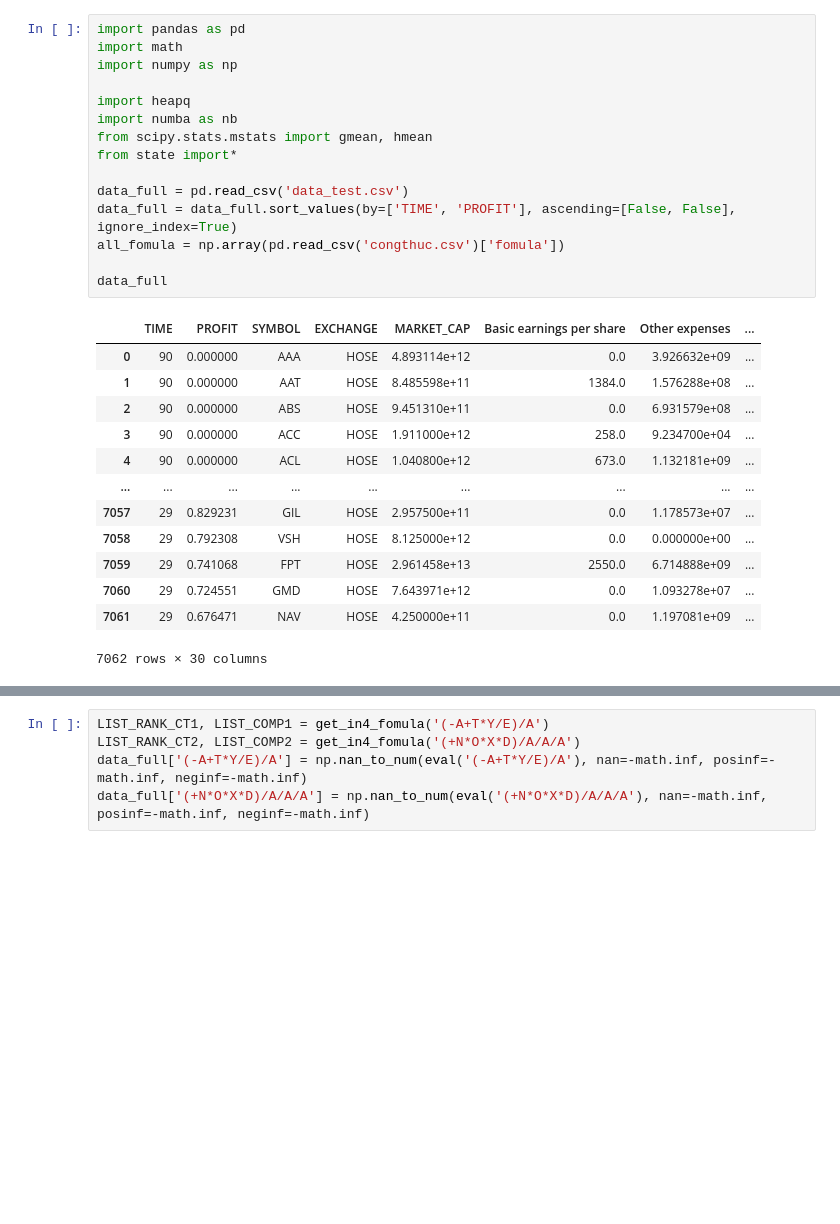
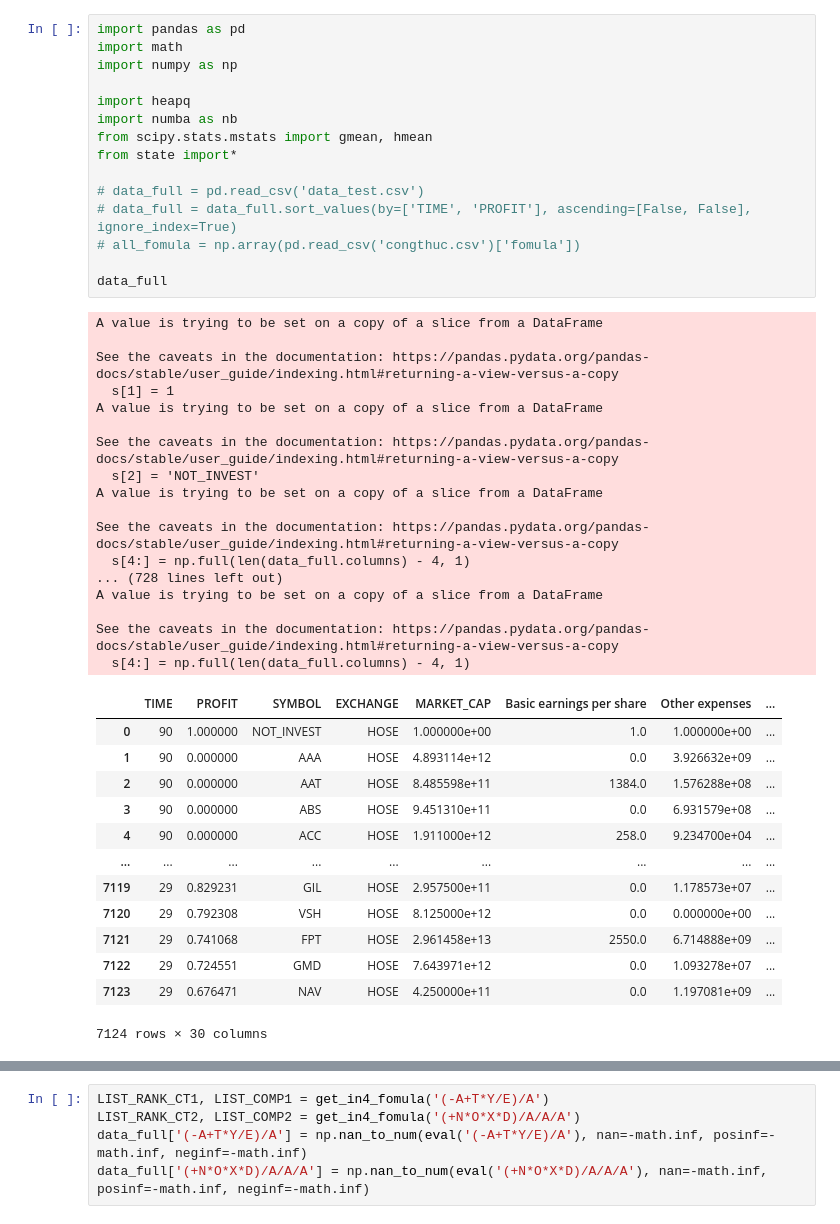
Before and after one commit to Hieublack/RL_INVEST, a Jupyter notebook: test.ipynb, the cells around one changed output, grey strips where cells are left out. Saved outputs shown, nothing was run; the diff lists cells and outputs as text; blank space fills up the shorter version.

Commit message:
dieu chinh RL_invest cho 2 nguoi choi 6_10_2022

```diff
--- a/test.ipynb
+++ b/test.ipynb
@@ -1,29 +1,46 @@
 # %%
 import pandas as pd
 import math
 import numpy as np
 
 import heapq
 import numba as nb
 from scipy.stats.mstats import gmean, hmean
 from state import*
 
-data_full = pd.read_csv('data_test.csv')
-data_full = data_full.sort_values(by=['TIME', 'PROFIT'], ascending=[False, False], ignore_index=True)
-all_fomula = np.array(pd.read_csv('congthuc.csv')['fomula'])
+# data_full = pd.read_csv('data_test.csv')
+# data_full = data_full.sort_values(by=['TIME', 'PROFIT'], ascending=[False, False], ignore_index=True)
+# all_fomula = np.array(pd.read_csv('congthuc.csv')['fomula'])
 
 data_full
 # %% [output]
+A value is trying to be set on a copy of a slice from a DataFrame
+
+See the caveats in the documentation: https://pandas.pydata.org/pandas-docs/stable/user_guide/indexing.html#returning-a-view-versus-a-copy
+  s[1] = 1
+A value is trying to be set on a copy of a slice from a DataFrame
+
+See the caveats in the documentation: https://pandas.pydata.org/pandas-docs/stable/user_guide/indexing.html#returning-a-view-versus-a-copy
+  s[2] = 'NOT_INVEST'
+A value is trying to be set on a copy of a slice from a DataFrame
+
+See the caveats in the documentation: https://pandas.pydata.org/pandas-docs/stable/user_guide/indexing.html#returning-a-view-versus-a-copy
+  s[4:] = np.full(len(data_full.columns) - 4, 1)
+... (728 lines left out)
+A value is trying to be set on a copy of a slice from a DataFrame
+
+See the caveats in the documentation: https://pandas.pydata.org/pandas-docs/stable/user_guide/indexing.html#returning-a-view-versus-a-copy
+  s[4:] = np.full(len(data_full.columns) - 4, 1)
 |  | TIME | PROFIT | SYMBOL | EXCHANGE | MARKET_CAP | Basic earnings per share | Other expenses | ... |
-| 0 | 90 | 0.000000 | AAA | HOSE | 4.893114e+12 | 0.0 | 3.926632e+09 | ... |
-| 1 | 90 | 0.000000 | AAT | HOSE | 8.485598e+11 | 1384.0 | 1.576288e+08 | ... |
-| 2 | 90 | 0.000000 | ABS | HOSE | 9.451310e+11 | 0.0 | 6.931579e+08 | ... |
-| 3 | 90 | 0.000000 | ACC | HOSE | 1.911000e+12 | 258.0 | 9.234700e+04 | ... |
-| 4 | 90 | 0.000000 | ACL | HOSE | 1.040800e+12 | 673.0 | 1.132181e+09 | ... |
+| 0 | 90 | 1.000000 | NOT_INVEST | HOSE | 1.000000e+00 | 1.0 | 1.000000e+00 | ... |
+| 1 | 90 | 0.000000 | AAA | HOSE | 4.893114e+12 | 0.0 | 3.926632e+09 | ... |
+| 2 | 90 | 0.000000 | AAT | HOSE | 8.485598e+11 | 1384.0 | 1.576288e+08 | ... |
+| 3 | 90 | 0.000000 | ABS | HOSE | 9.451310e+11 | 0.0 | 6.931579e+08 | ... |
+| 4 | 90 | 0.000000 | ACC | HOSE | 1.911000e+12 | 258.0 | 9.234700e+04 | ... |
 | ... | ... | ... | ... | ... | ... | ... | ... | ... |
-| 7057 | 29 | 0.829231 | GIL | HOSE | 2.957500e+11 | 0.0 | 1.178573e+07 | ... |
-| 7058 | 29 | 0.792308 | VSH | HOSE | 8.125000e+12 | 0.0 | 0.000000e+00 | ... |
-| 7059 | 29 | 0.741068 | FPT | HOSE | 2.961458e+13 | 2550.0 | 6.714888e+09 | ... |
-| 7060 | 29 | 0.724551 | GMD | HOSE | 7.643971e+12 | 0.0 | 1.093278e+07 | ... |
-| 7061 | 29 | 0.676471 | NAV | HOSE | 4.250000e+11 | 0.0 | 1.197081e+09 | ... |
+| 7119 | 29 | 0.829231 | GIL | HOSE | 2.957500e+11 | 0.0 | 1.178573e+07 | ... |
+| 7120 | 29 | 0.792308 | VSH | HOSE | 8.125000e+12 | 0.0 | 0.000000e+00 | ... |
+| 7121 | 29 | 0.741068 | FPT | HOSE | 2.961458e+13 | 2550.0 | 6.714888e+09 | ... |
+| 7122 | 29 | 0.724551 | GMD | HOSE | 7.643971e+12 | 0.0 | 1.093278e+07 | ... |
+| 7123 | 29 | 0.676471 | NAV | HOSE | 4.250000e+11 | 0.0 | 1.197081e+09 | ... |
-7062 rows × 30 columns
+7124 rows × 30 columns
```
Also changed, not shown: parts of 6 cells of this notebook, 1 other file.
